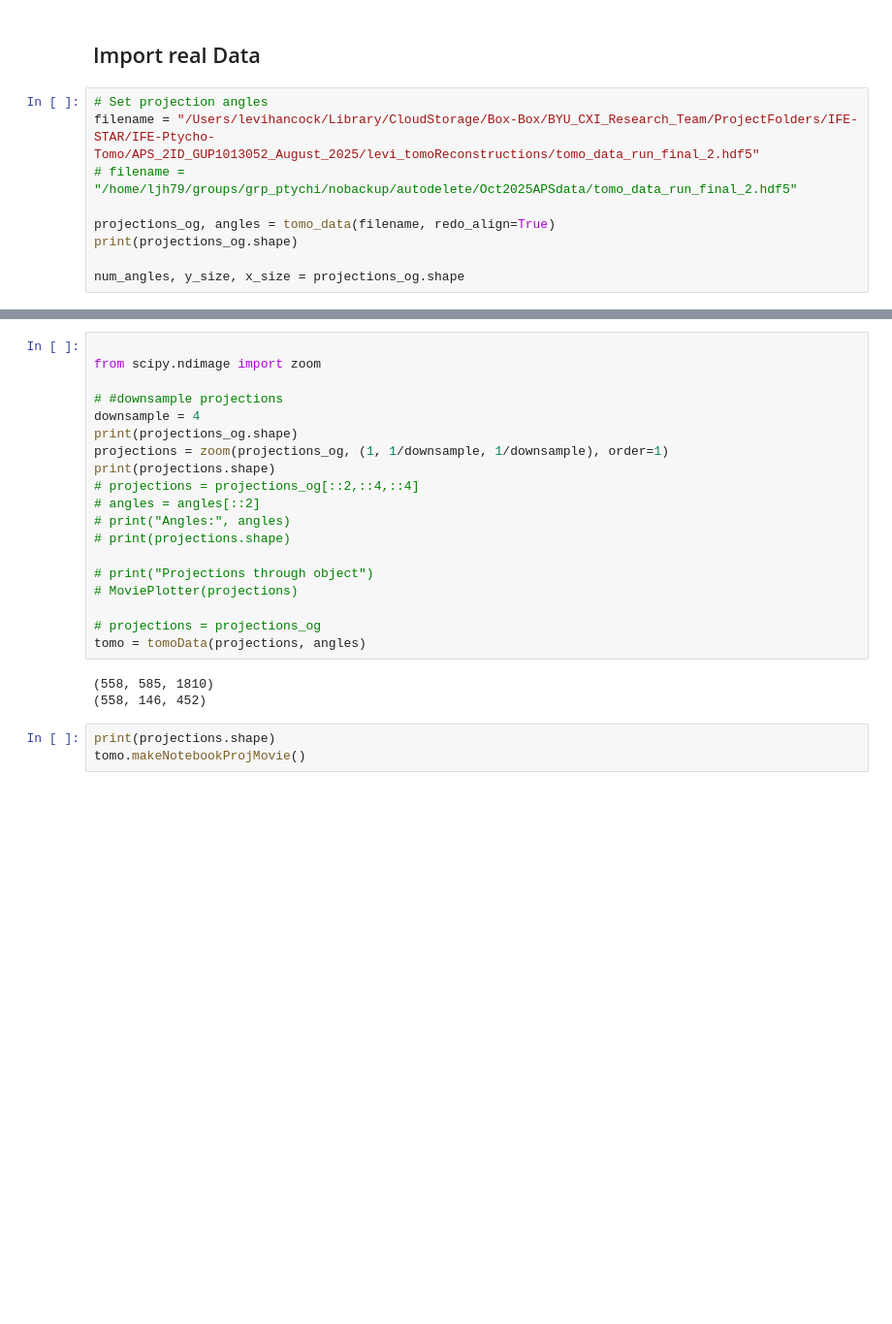
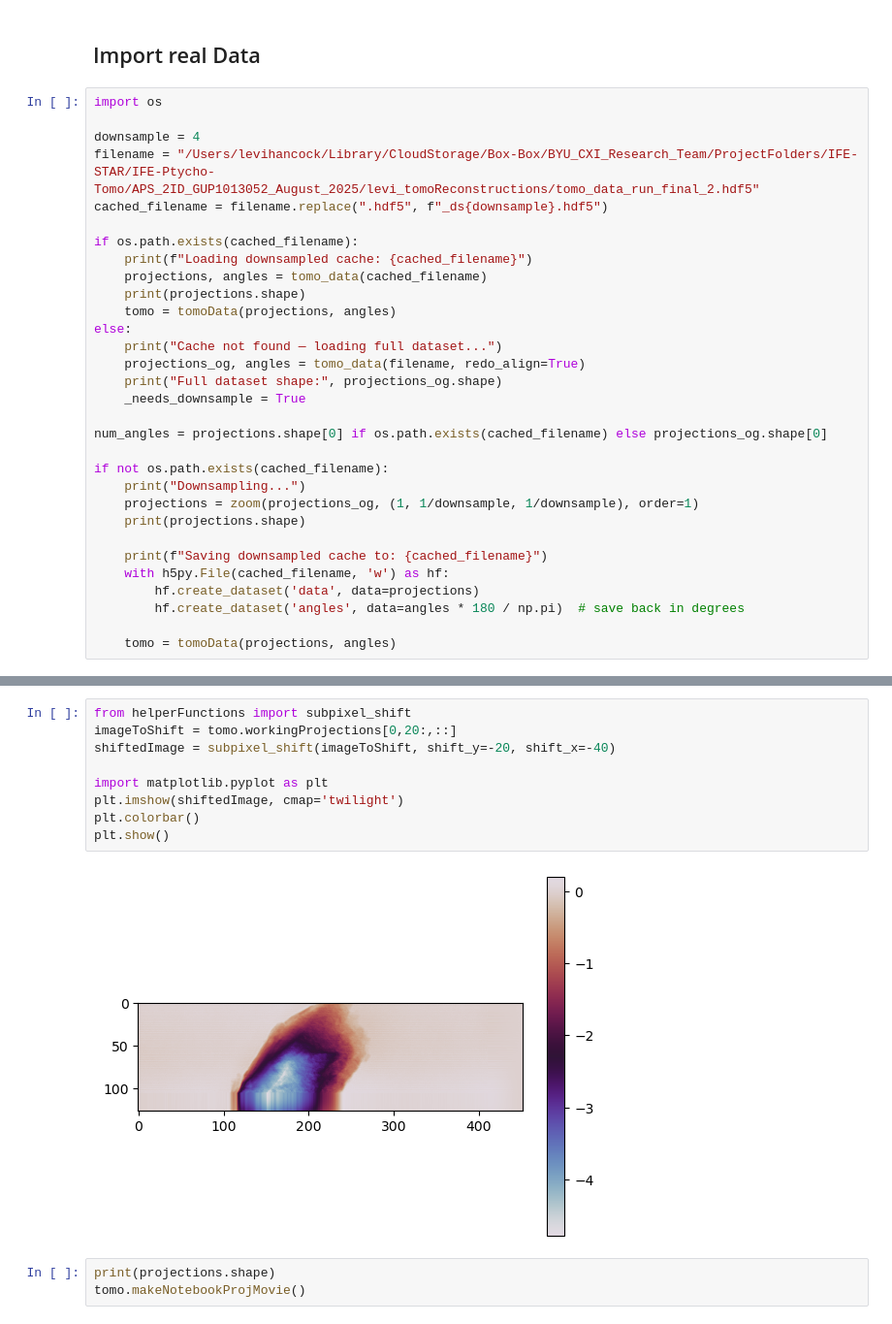
Before and after one commit to levijh1/TomoMono, a Jupyter notebook: test_taylor_alignment_methods_realData.ipynb, the cells around one changed output, grey strips where cells are left out. Shown at 97% size. Drawn from its saved outputs; the diff is of its cells as text; blank space fills up the shorter version.

Commit message:
fixed subpixel_align & set up new paramter search

```diff
--- a/test_taylor_alignment_methods_realData.ipynb
+++ b/test_taylor_alignment_methods_realData.ipynb
@@ -23,12 +24,34 @@ def tomo_data(file,redo_align=False):
 # %% [markdown]
 ## Import real Data
 # %%
-# Set projection angles
+import os
+
+downsample = 4
 filename = "/Users/levihancock/Library/CloudStorage/Box-Box/BYU_CXI_Research_Team/ProjectFolders/IFE-STAR/IFE-Ptycho-Tomo/APS_2ID_GUP1013052_August_2025/levi_tomoReconstructions/tomo_data_run_final_2.hdf5"
-# filename = "/home/ljh79/groups/grp_ptychi/nobackup/autodelete/Oct2025APSdata/tomo_data_run_final_2.hdf5"
+cached_filename = filename.replace(".hdf5", f"_ds{downsample}.hdf5")
 
-projections_og, angles = tomo_data(filename, redo_align=True)
-print(projections_og.shape)
+if os.path.exists(cached_filename):
+    print(f"Loading downsampled cache: {cached_filename}")
+    projections, angles = tomo_data(cached_filename)
+    print(projections.shape)
+    tomo = tomoData(projections, angles)
+else:
+    print("Cache not found — loading full dataset...")
+    projections_og, angles = tomo_data(filename, redo_align=True)
+    print("Full dataset shape:", projections_og.shape)
+    _needs_downsample = True
 
-num_angles, y_size, x_size = projections_og.shape
+num_angles = projections.shape[0] if os.path.exists(cached_filename) else projections_og.shape[0]
+
+if not os.path.exists(cached_filename):
+    print("Downsampling...")
+    projections = zoom(projections_og, (1, 1/downsample, 1/downsample), order=1)
+    print(projections.shape)
+
+    print(f"Saving downsampled cache to: {cached_filename}")
+    with h5py.File(cached_filename, 'w') as hf:
+        hf.create_dataset('data', data=projections)
+        hf.create_dataset('angles', data=angles * 180 / np.pi)  # save back in degrees
+
+    tomo = tomoData(projections, angles)
 # %% [output]
@@ -36,25 +60,14 @@ num_angles, y_size, x_size = projections_og.shape
-# %%
-
-from scipy.ndimage import zoom
-
-# #downsample projections
-downsample = 4
-print(projections_og.shape)
-projections = zoom(projections_og, (1, 1/downsample, 1/downsample), order=1)
-print(projections.shape)
-# projections = projections_og[::2,::4,::4]
-# angles = angles[::2]
-# print("Angles:", angles)
-# print(projections.shape)
-
-# print("Projections through object")
-# MoviePlotter(projections)
-
-# projections = projections_og
-tomo = tomoData(projections, angles)
-# %% [output]
-(558, 585, 1810)
-(558, 146, 452)
+# %%
+from helperFunctions import subpixel_shift
+imageToShift = tomo.workingProjections[0,20:,::]
+shiftedImage = subpixel_shift(imageToShift, shift_y=-20, shift_x=-40)
+
+import matplotlib.pyplot as plt
+plt.imshow(shiftedImage, cmap='twilight')
+plt.colorbar()
+plt.show()
+# %% [output]
+[figure, added]
 # %%
 print(projections.shape)
 tomo.makeNotebookProjMovie()
```
Also changed, not shown: parts of 12 cells of this notebook, 14 other files.
